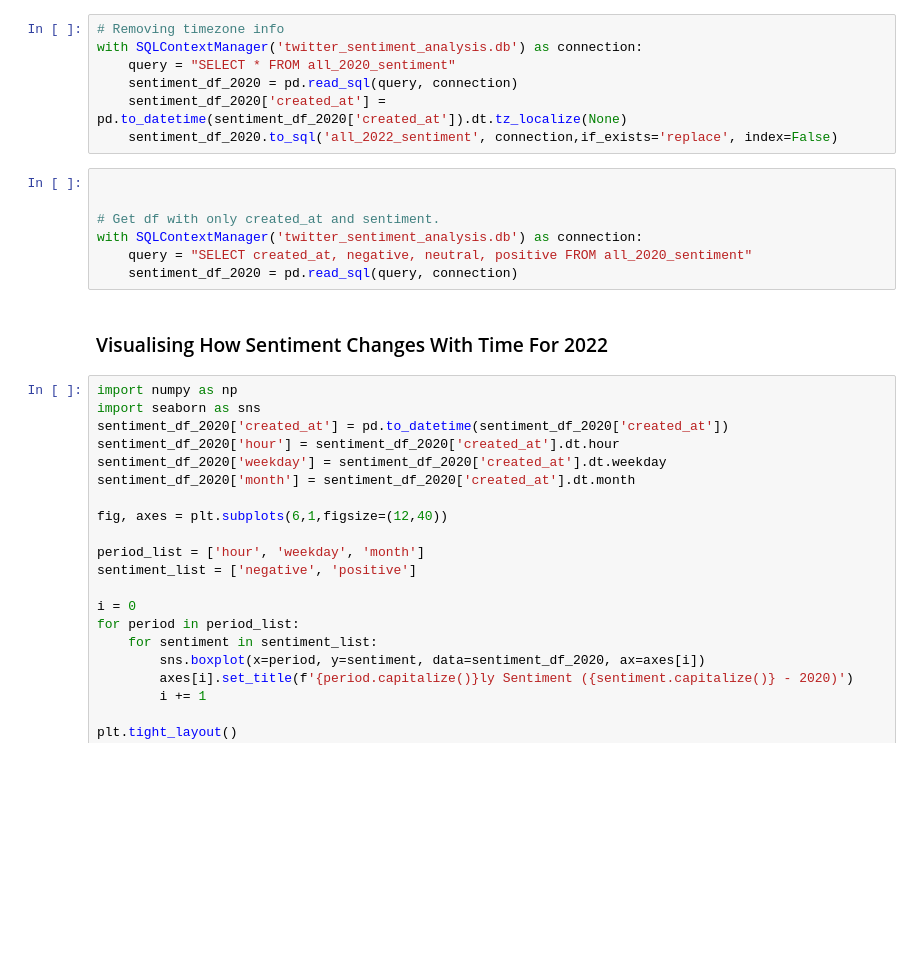
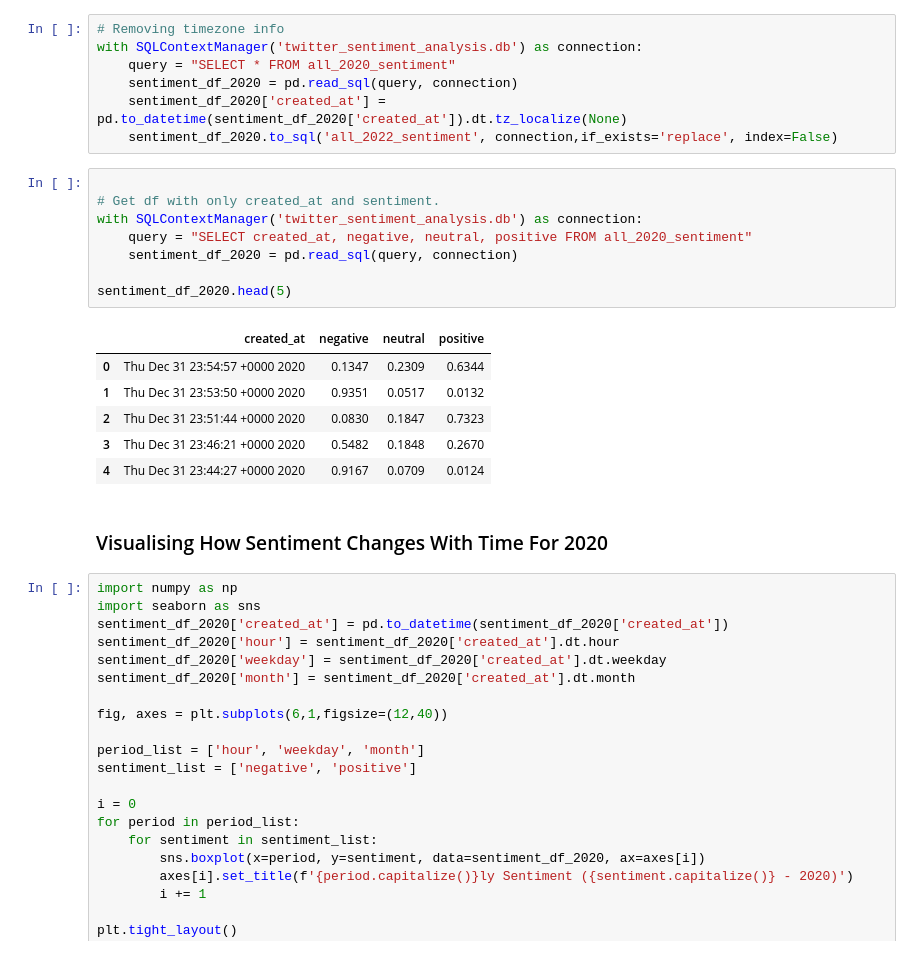
Before and after one commit to christywastaken/twitter-sentiment-analysis, a Jupyter notebook: twitter_sentiment_analysis.ipynb, the cells around one changed output. Drawn from its saved outputs; the diff is of its cells as text; blank space fills up the shorter version.

```diff
--- a/twitter_sentiment_analysis.ipynb
+++ b/twitter_sentiment_analysis.ipynb
@@ -274,14 +266,22 @@ with SQLContextManager('twitter_sentiment_analysis.db') as connection:
     sentiment_df_2020['created_at'] = pd.to_datetime(sentiment_df_2020['created_at']).dt.tz_localize(None)
     sentiment_df_2020.to_sql('all_2022_sentiment', connection,if_exists='replace', index=False)
 # %%
-
 
 # Get df with only created_at and sentiment.
 with SQLContextManager('twitter_sentiment_analysis.db') as connection:
     query = "SELECT created_at, negative, neutral, positive FROM all_2020_sentiment"
     sentiment_df_2020 = pd.read_sql(query, connection)
+
+sentiment_df_2020.head(5)
+# %% [output]
+|  | created_at | negative | neutral | positive |
+| 0 | Thu Dec 31 23:54:57 +0000 2020 | 0.1347 | 0.2309 | 0.6344 |
+| 1 | Thu Dec 31 23:53:50 +0000 2020 | 0.9351 | 0.0517 | 0.0132 |
+| 2 | Thu Dec 31 23:51:44 +0000 2020 | 0.0830 | 0.1847 | 0.7323 |
+| 3 | Thu Dec 31 23:46:21 +0000 2020 | 0.5482 | 0.1848 | 0.2670 |
+| 4 | Thu Dec 31 23:44:27 +0000 2020 | 0.9167 | 0.0709 | 0.0124 |
 # %% [markdown]
-### Visualising How Sentiment Changes With Time For 2022
+### Visualising How Sentiment Changes With Time For 2020
 # %%
 import numpy as np
 import seaborn as sns
```
Also changed, not shown: parts of 7 cells of this notebook, 1 other file.
